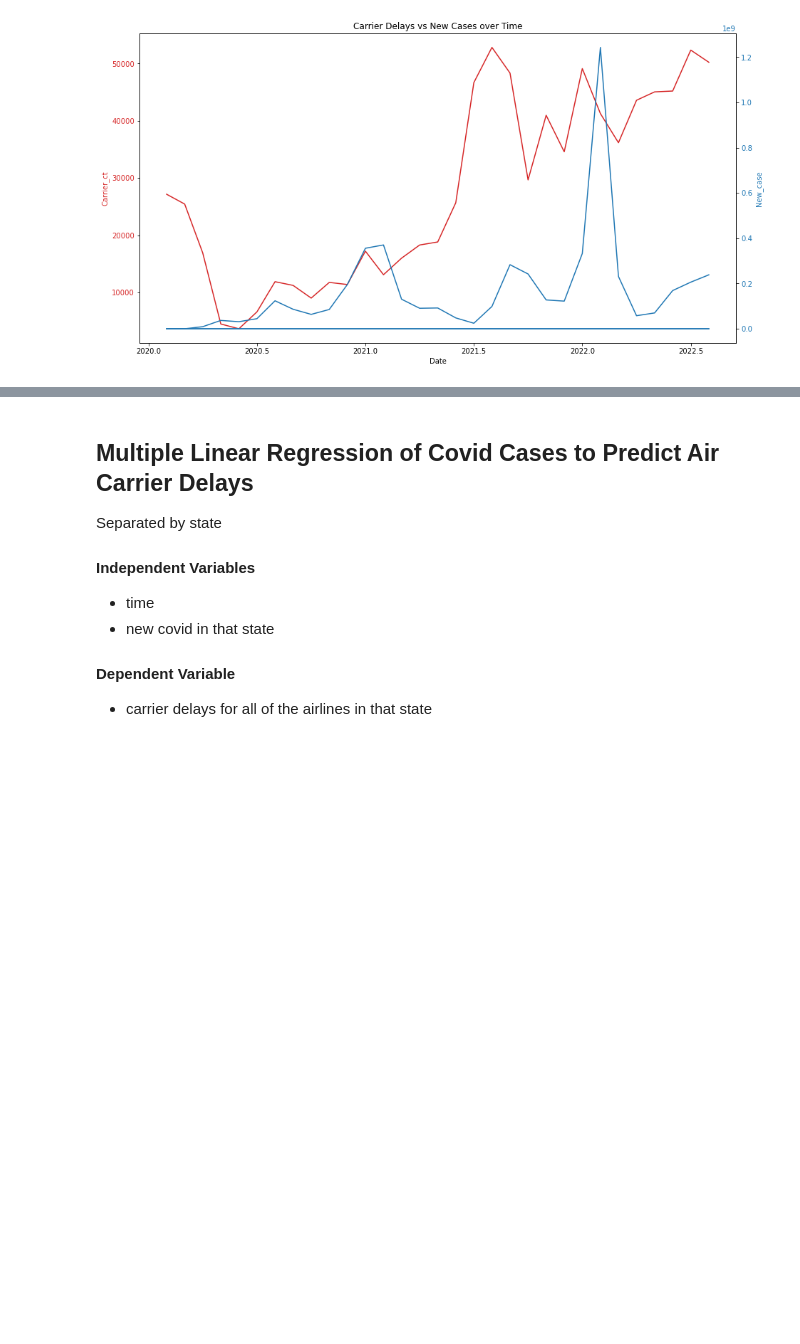
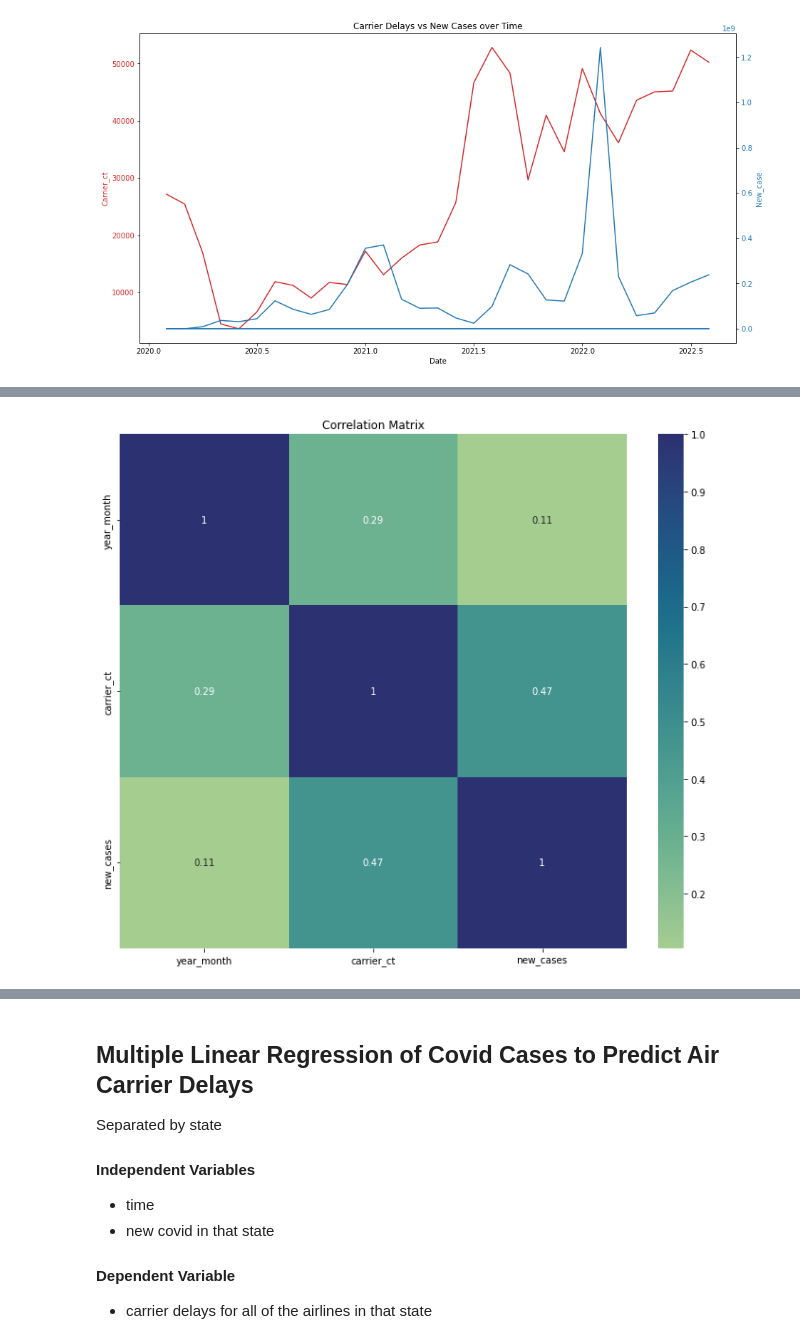
Before and after one commit to maddiklancher/2950Project, a Jupyter notebook: project2950-phase5.ipynb, the cells around one changed output, grey strips where cells are left out. Cells and saved outputs as stored; diff of their text form; code cells hidden in the pictures; blank space fills up the shorter version.

```diff
--- a/project2950-phase5.ipynb
+++ b/project2950-phase5.ipynb
@@ -773 +814,10 @@ We see similar a pattern to that of Visualization 7. As a result, we can hypothe
+# %%
+fig, ax = plt.subplots(figsize=(12,10))
+
+corr = df_carrier_delay_by_state_no_year.corr()
+seaborn.heatmap(corr, cmap='crest', xticklabels=corr.columns.values, yticklabels=corr.columns.values, annot=True, ax=ax)
+plt.title('Correlation Matrix')
+plt.show()
+# %% [output]
+[figure, added]
 # %% [markdown]
```
Also changed, not shown: parts of 9 cells of this notebook.
